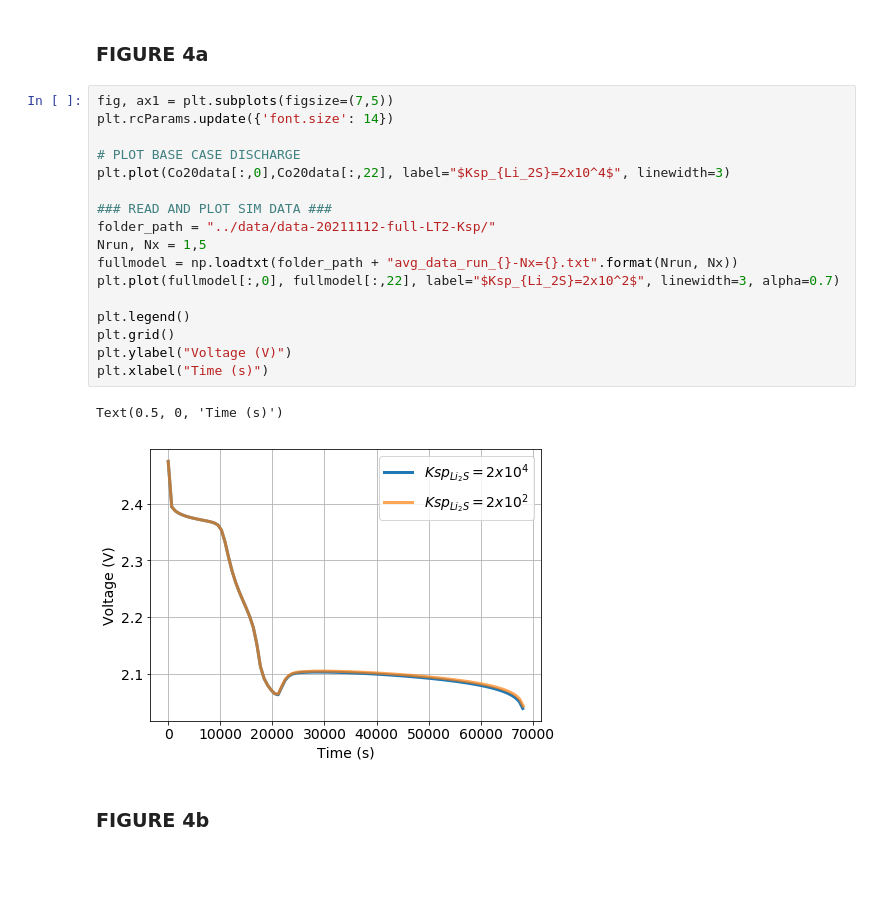
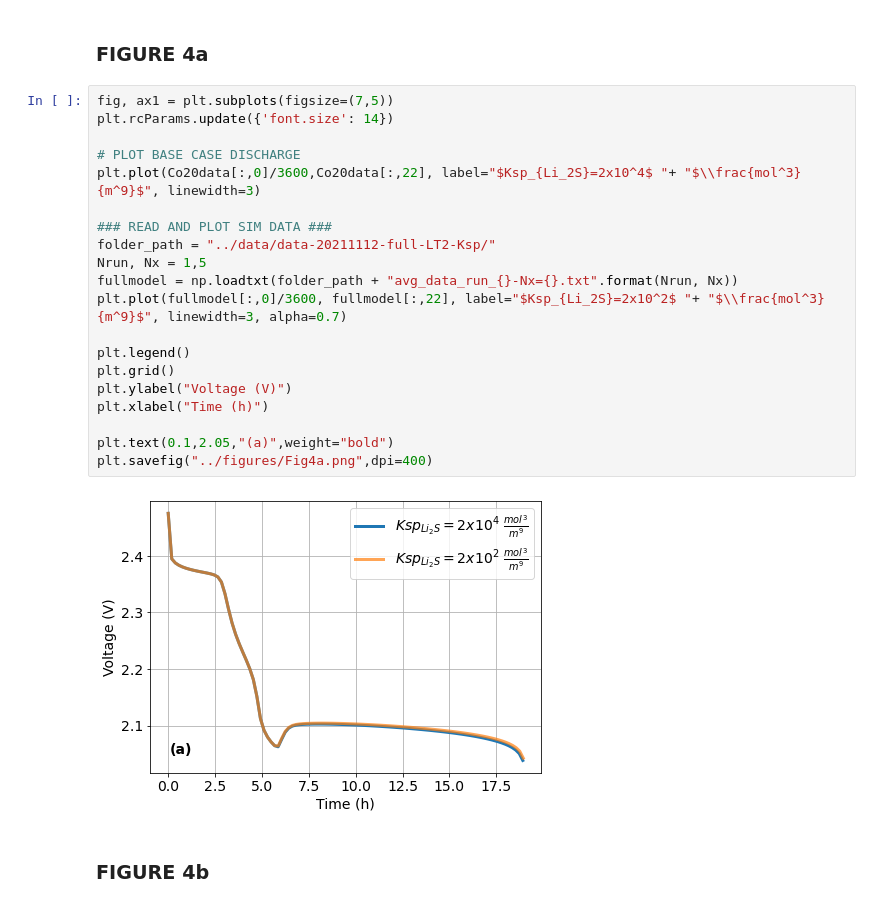
Before and after one commit to linnetteteo/LiS-thermo-equilibria-manuscript, a Jupyter notebook: jupyter_notebooks/FiguresForPaper-github.ipynb, the cells around one changed output. Cells and saved outputs as stored; diff of their text form; blank space fills up the shorter version.

```diff
--- a/jupyter_notebooks/FiguresForPaper-github.ipynb
+++ b/jupyter_notebooks/FiguresForPaper-github.ipynb
@@ -216,23 +230,25 @@ ax1.grid()
 # %%
 fig, ax1 = plt.subplots(figsize=(7,5))
 plt.rcParams.update({'font.size': 14})
 
 # PLOT BASE CASE DISCHARGE
-plt.plot(Co20data[:,0],Co20data[:,22], label="$Ksp_{Li_2S}=2x10^4$", linewidth=3)
+plt.plot(Co20data[:,0]/3600,Co20data[:,22], label="$Ksp_{Li_2S}=2x10^4$ "+ "$\\frac{mol^3}{m^9}$", linewidth=3)
 
 ### READ AND PLOT SIM DATA ###
 folder_path = "../data/data-20211112-full-LT2-Ksp/"
 Nrun, Nx = 1,5
 fullmodel = np.loadtxt(folder_path + "avg_data_run_{}-Nx={}.txt".format(Nrun, Nx))
-plt.plot(fullmodel[:,0], fullmodel[:,22], label="$Ksp_{Li_2S}=2x10^2$", linewidth=3, alpha=0.7)
+plt.plot(fullmodel[:,0]/3600, fullmodel[:,22], label="$Ksp_{Li_2S}=2x10^2$ "+ "$\\frac{mol^3}{m^9}$", linewidth=3, alpha=0.7)
 
 plt.legend()
 plt.grid()
 plt.ylabel("Voltage (V)")
-plt.xlabel("Time (s)")
+plt.xlabel("Time (h)")
+
+plt.text(0.1,2.05,"(a)",weight="bold")
+plt.savefig("../figures/Fig4a.png",dpi=400)
 # %% [output]
-Text(0.5, 0, 'Time (s)')
-[figure, old version]
+[figure, new version]
 # %% [markdown]
 ### FIGURE 4b
 # %%
```
Also changed, not shown: parts of 19 cells of this notebook, 18 other files.
